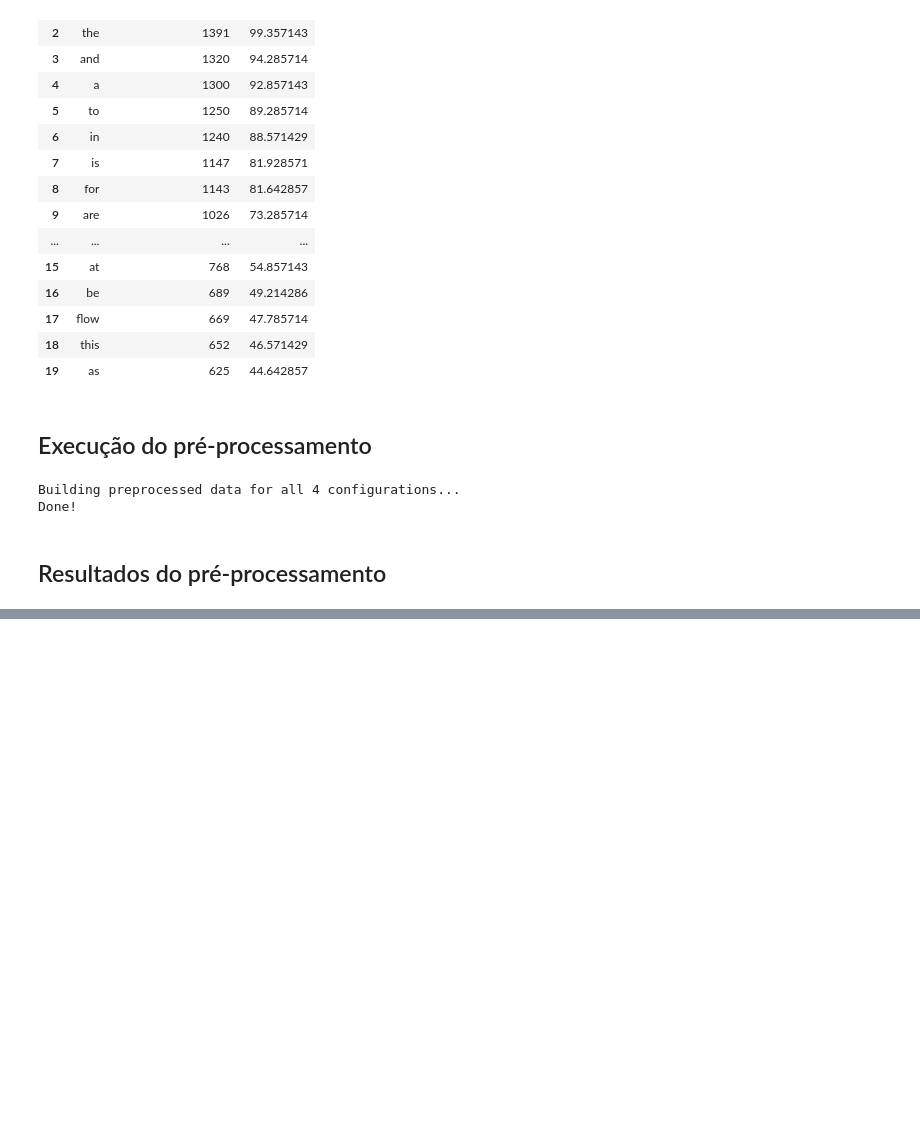
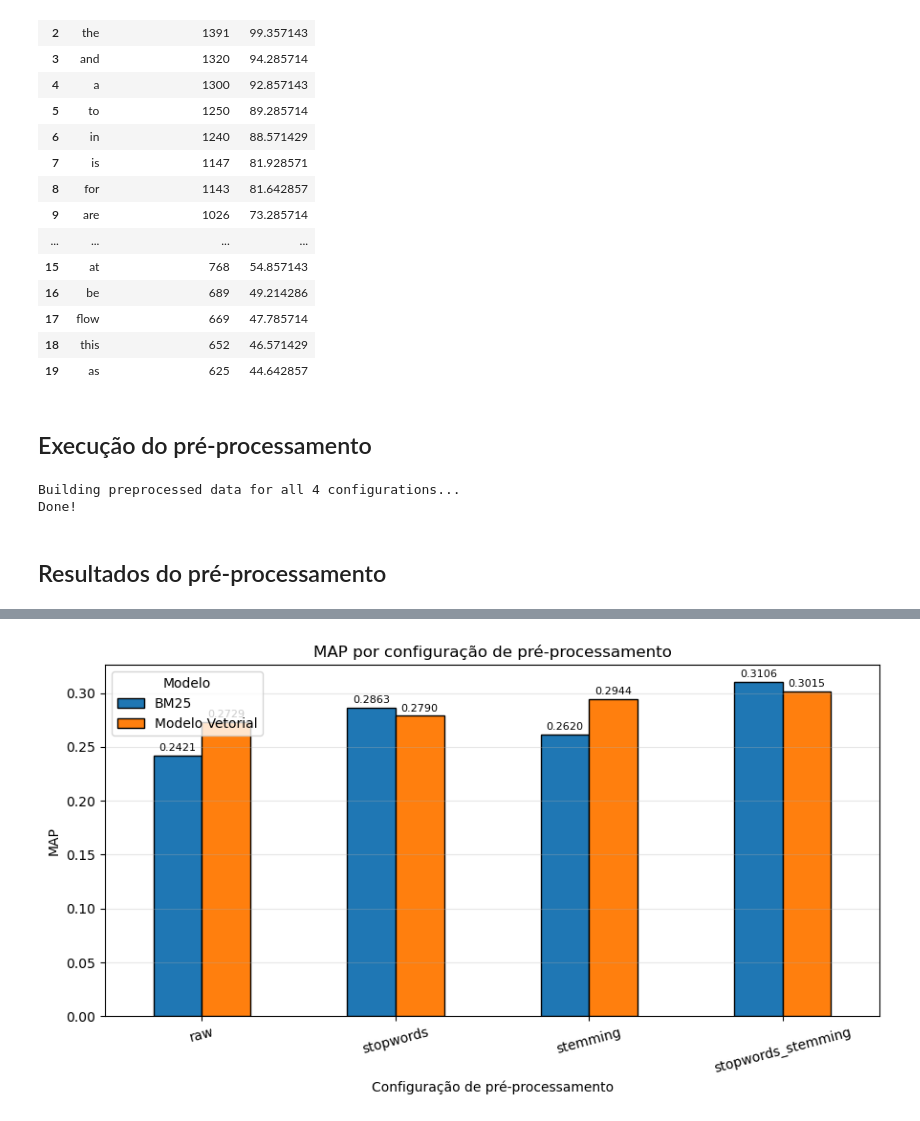
Before and after one commit to amandabzcosta/cranfield-info-retrieval, a Jupyter notebook: notebooks/01_exploratory_analysis.ipynb, the cells around one changed output, grey strips where cells are left out. Drawn from its saved outputs; the diff is of its cells as text; code cells hidden in the pictures; blank space fills up the shorter version.

```diff
--- a/notebooks/01_exploratory_analysis.ipynb
+++ b/notebooks/01_exploratory_analysis.ipynb
@@ -296,0 +302,31 @@ plt.show()
+# %%
+# Avalia as 4 configurações de pré-processamento nos dois modelos.
+# Mesmos qrels e mesma função de avaliação do Caso 4, para que os números
+# sejam diretamente comparáveis com os dos notebooks seguintes.
+from src.vector_model import VectorSpaceModel
+from src.bm25 import BM25
+from src.metrics import evaluate_model
+
+K = 10
+config_rows = []
+for config_name, config_data in preprocessed_data.items():
+    d_ids, q_ids = config_data["doc_ids"], config_data["query_ids"]
+    d_toks, q_toks = config_data["docs"], config_data["queries"]
+
+    for model_name, model in [("Modelo Vetorial", VectorSpaceModel(d_toks)),
+                              ("BM25", BM25(d_toks))]:
+        rankings = {qid: [d_ids[i] for i, _ in model.rank(tk)]
+                    for qid, tk in zip(q_ids, q_toks)}
+        ev = evaluate_model(rankings, df_qrels, k=K)
+        config_rows.append({
+            "Configuração": config_name,
+            "Modelo": model_name,
+            "MAP": ev["AP"].mean(),
+            f"P@{K}": ev[f"precision@{K}"].mean(),
+            f"Recall@{K}": ev[f"recall@{K}"].mean(),
+            f"NDCG@{K}": ev[f"ndcg@{K}"].mean(),
+        })
+
+df_config_eval = pd.DataFrame(config_rows)
+print("Desempenho de recuperação por configuração de pré-processamento:")
+display(df_config_eval.round(4))
@@ -296,0 +344,16 @@ plt.show()
+# %%
+# MAP de cada configuração, lado a lado para os dois modelos
+pivot_map = df_config_eval.pivot(index="Configuração", columns="Modelo", values="MAP")
+pivot_map = pivot_map.loc[list(PREPROCESSING_CONFIGS.keys())]
+
+ax = pivot_map.plot(kind="bar", figsize=(9, 5), rot=15, edgecolor="black")
+ax.set_ylabel("MAP")
+ax.set_xlabel("Configuração de pré-processamento")
+ax.set_title("MAP por configuração de pré-processamento")
+ax.grid(axis="y", alpha=0.3)
+for container in ax.containers:
+    ax.bar_label(container, fmt="%.4f", fontsize=8, padding=2)
+plt.tight_layout()
+plt.show()
+# %% [output]
+[figure, added]
```
Also changed, not shown: parts of 8 cells of this notebook, 15 other files.
